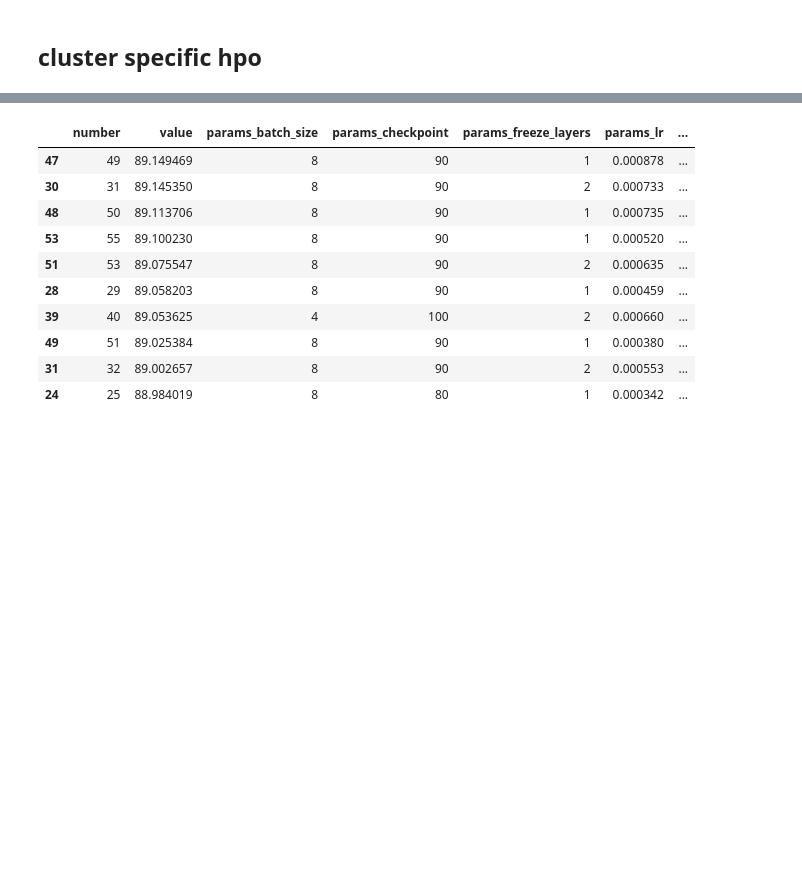
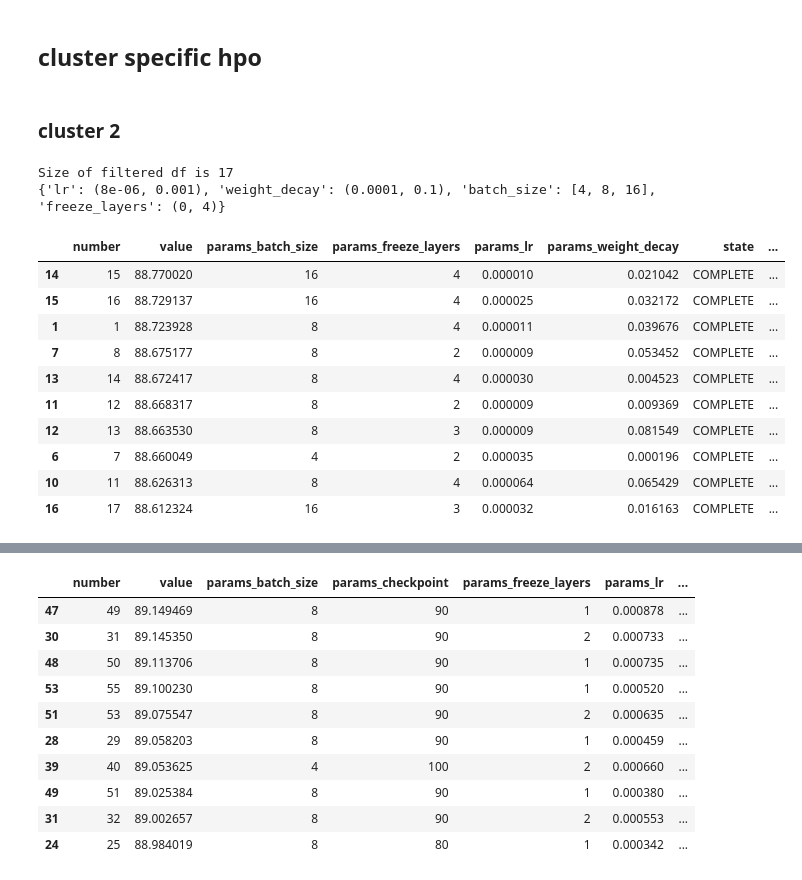
Before and after one commit to PulyaPolya/beat_this, a Jupyter notebook: results_evaluation.ipynb, the cells around one changed output, grey strips where cells are left out. Cells and saved outputs as stored; diff of their text form; code cells hidden in the pictures; blank space fills up the shorter version.

```diff
--- a/results_evaluation.ipynb
+++ b/results_evaluation.ipynb
@@ -1459,12 +1521,61 @@ df_filtered.head(10)
+# %%
+from optuna.distributions import (
+    UniformDistribution, LogUniformDistribution,
+    IntUniformDistribution, CategoricalDistribution
+)
+
+def extract_search_space(study):
+    space = {}
+    for trial in study.trials:
+        for name, dist in trial.distributions.items():
+            if name in space:
+                continue
+            if hasattr(dist, "low"):
+                space[name] = (dist.low, dist.high)
+            elif isinstance(dist, CategoricalDistribution):
+                space[name] = list(dist.choices)
+    return space
+# %%
+def get_study_info(study_name, storage_path, baseline_value = None):
+    study = optuna.load_study(
+        study_name=study_name,
+        storage=storage_path
+    )
+    df_filtered = filter_optuna_study(study)
+    search_space = extract_search_space(study)
+    if baseline_value is not None:
+        indices = df_filtered["value"].nlargest(10).index
+        df_filtered["diff"] = df_filtered["value"].apply(lambda x: x - 88.878)
+        df_filtered = df_filtered.loc[indices]
+    return df_filtered, search_space
+# %% [markdown]
+### cluster 2
 # %%
 import optuna
 import pandas as pd
-study = optuna.load_study(
-    study_name="cluster_2_10_try",
-    storage="sqlite:///optuna.db"
-)
 
+df_filtered, search_space = get_study_info(study_name="cluster_2_ckpt_best", storage_path="sqlite:///optuna.db",
+                                           baseline_value=88.878)
 #optuna.delete_study(study_name="cluster_2_10_try", storage="sqlite:///optuna.db")
+#indices = df_filtered["value"].nlargest(10).index
+print(search_space)
+#df_filtered["diff"] = df_filtered["value"].apply(lambda x: x - 88.878)
+#df_filtered.loc[indices]
+df_filtered
+# %% [output]
+Size of filtered df is 17
+{'lr': (8e-06, 0.001), 'weight_decay': (0.0001, 0.1), 'batch_size': [4, 8, 16], 'freeze_layers': (0, 4)}
+|  | number | value | params_batch_size | params_freeze_layers | params_lr | params_weight_decay | state | ... |
+| 14 | 15 | 88.770020 | 16 | 4 | 0.000010 | 0.021042 | COMPLETE | ... |
+| 15 | 16 | 88.729137 | 16 | 4 | 0.000025 | 0.032172 | COMPLETE | ... |
+| 1 | 1 | 88.723928 | 8 | 4 | 0.000011 | 0.039676 | COMPLETE | ... |
+| 7 | 8 | 88.675177 | 8 | 2 | 0.000009 | 0.053452 | COMPLETE | ... |
+| 13 | 14 | 88.672417 | 8 | 4 | 0.000030 | 0.004523 | COMPLETE | ... |
+| 11 | 12 | 88.668317 | 8 | 2 | 0.000009 | 0.009369 | COMPLETE | ... |
+| 12 | 13 | 88.663530 | 8 | 3 | 0.000009 | 0.081549 | COMPLETE | ... |
+| 6 | 7 | 88.660049 | 4 | 2 | 0.000035 | 0.000196 | COMPLETE | ... |
+| 10 | 11 | 88.626313 | 8 | 4 | 0.000064 | 0.065429 | COMPLETE | ... |
+| 16 | 17 | 88.612324 | 16 | 3 | 0.000032 | 0.016163 | COMPLETE | ... |
 # %%
 import optuna
 import pandas as pd
```
Also changed, not shown: parts of 39 cells of this notebook, 3 other files.
